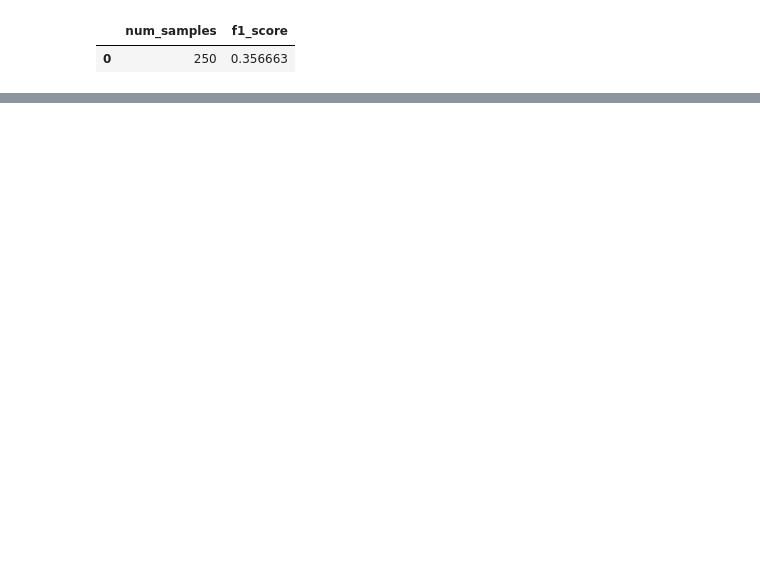
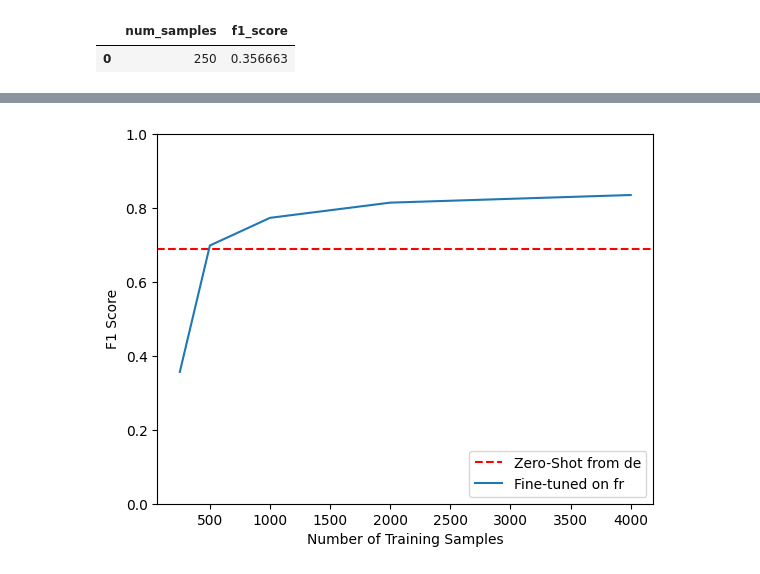
Before and after one commit to a1mohamad/nlp-with-transformers, a Jupyter notebook: Chapter4-Multilingual Named Entity Recognition/cross_lingual_transfer.ipynb, the cells around one changed output, grey strips where cells are left out. Cells and saved outputs as stored; diff of their text form; code cells hidden in the pictures; blank space fills up the shorter version.

Commit message:
chap04: plot the results
as we can see, about 500 exmaples its better to fine-tune on corpurs, not using Zero-Shot

```diff
--- a/Chapter4-Multilingual Named Entity Recognition/cross_lingual_transfer.ipynb
+++ b/Chapter4-Multilingual Named Entity Recognition/cross_lingual_transfer.ipynb
@@ -175,3 +174,15 @@ for num_samples in [500, 1000, 2000, 4000]:
 | 2 | 0.268300 | 0.279027 | 0.830069 |
 | 3 | 0.179800 | 0.271160 | 0.838364 |
 [interactive output not drawn]
+# %%
+import matplotlib.pyplot as plt
+fix, ax = plt.subplots()
+ax.axhline(f1_scores["de"]["fr"], ls="--", color="r")
+metrics_df.set_index("num_samples").plot(ax=ax)
+plt.legend(["Zero-Shot from de", "Fine-tuned on fr"], loc="lower right")
+plt.ylim((0, 1))
+plt.xlabel("Number of Training Samples")
+plt.ylabel("F1 Score")
+plt.show()
+# %% [output]
+[figure, added]
```
Also changed, not shown: parts of 1 cell of this notebook, 1 other file.
